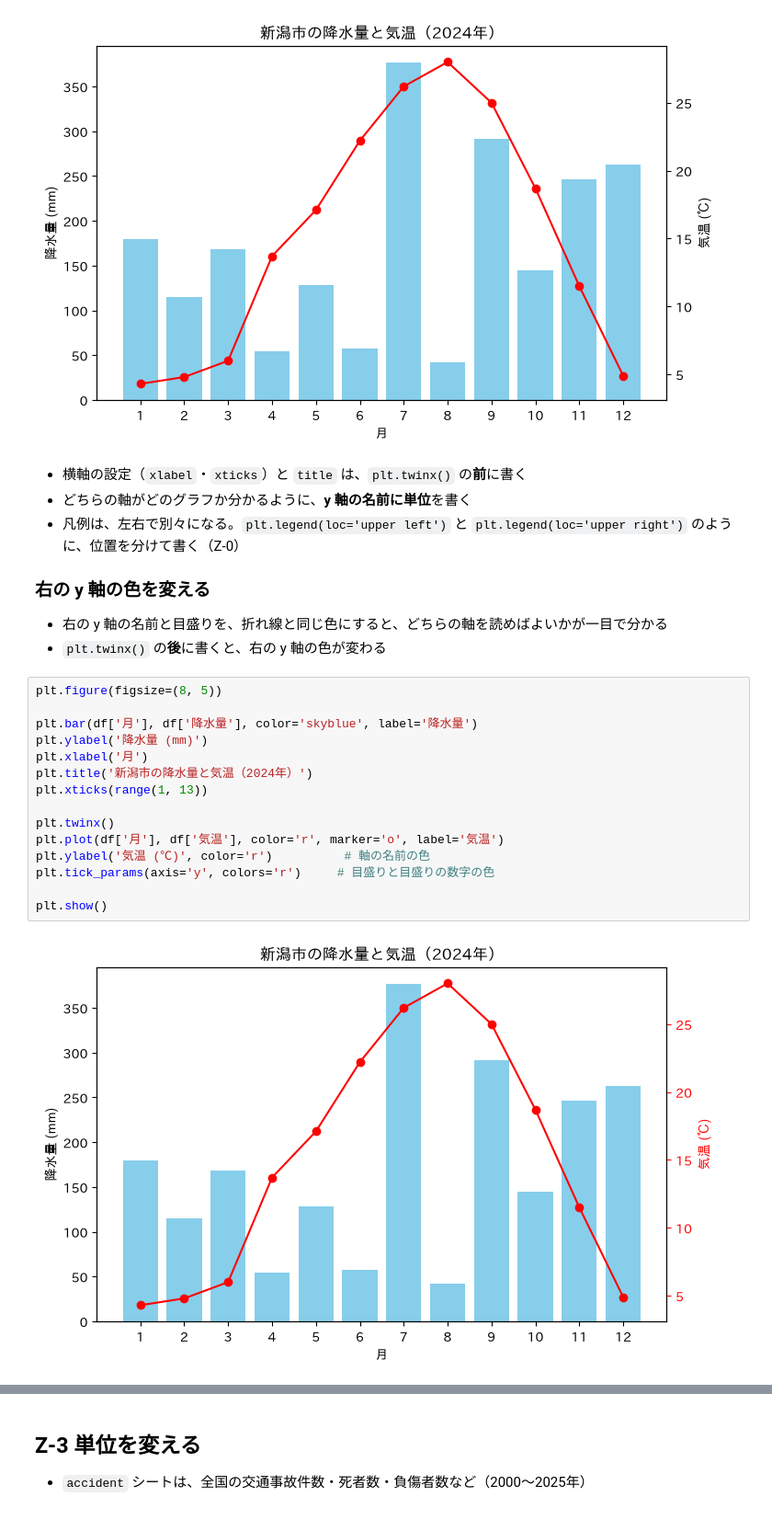
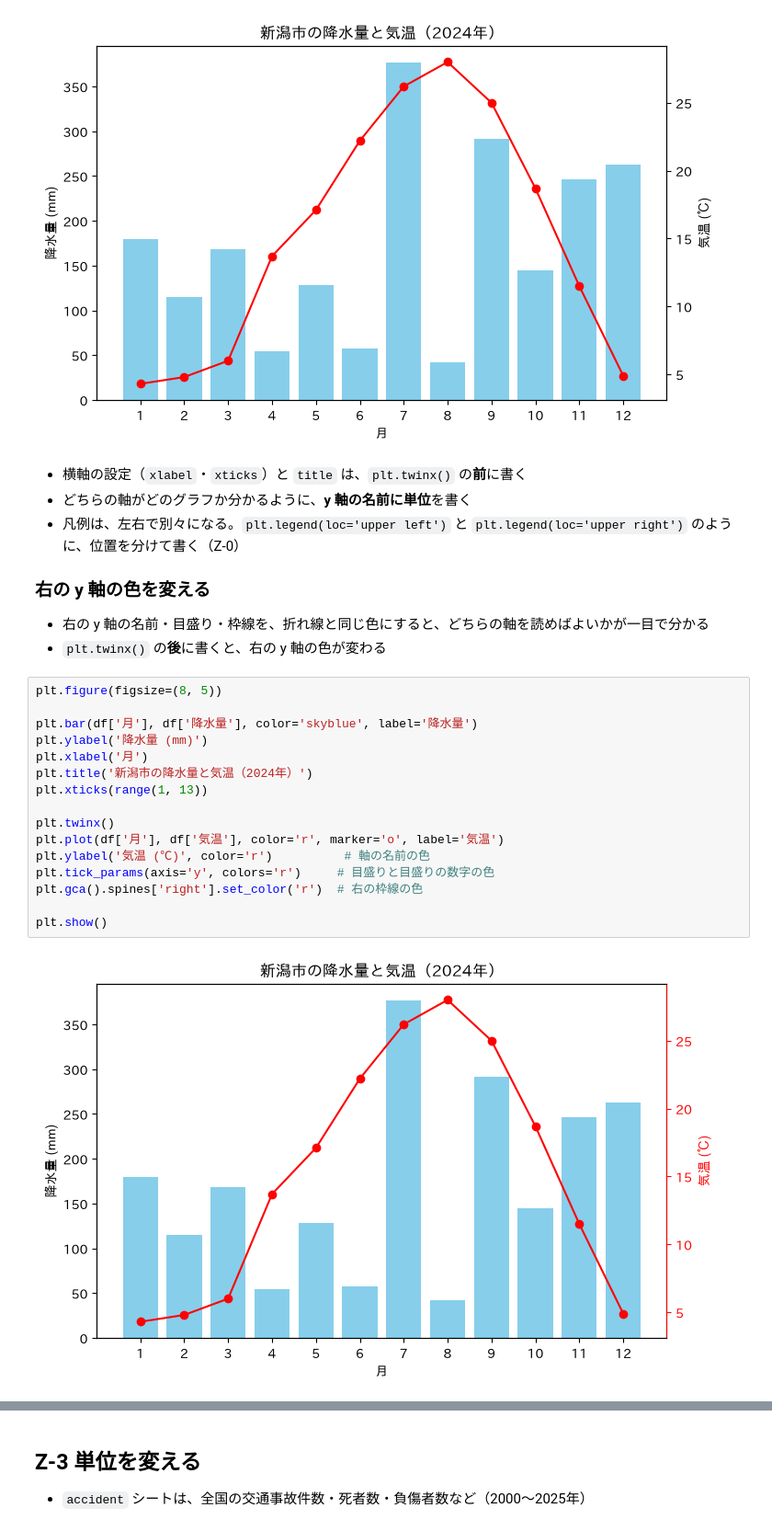
Before and after one commit to CreativeStudies-NGT/lectures, a Jupyter notebook: dsa/DSA2026_第８講_複合グラフ_注釈.ipynb, the cells around one changed output, grey strips where cells are left out. Shown at 92% size. Saved outputs shown, nothing was run; the diff lists cells and outputs as text.

Commit message:
Add right spine color to Z-2 of DSA2026 lecture 8 notebook
Co-Authored-By: Claude Opus 5.5 <noreply@anthropic.com>

```diff
--- a/dsa/DSA2026_第８講_複合グラフ_注釈.ipynb
+++ b/dsa/DSA2026_第８講_複合グラフ_注釈.ipynb
@@ -215,25 +215,26 @@ plt.show()
 
 ### 右の y 軸の色を変える
 
-- 右の y 軸の名前と目盛りを、折れ線と同じ色にすると、どちらの軸を読めばよいかが一目で分かる
+- 右の y 軸の名前・目盛り・枠線を、折れ線と同じ色にすると、どちらの軸を読めばよいかが一目で分かる
 - `plt.twinx()` の**後**に書くと、右の y 軸の色が変わる
 # %%
 plt.figure(figsize=(8, 5))
 
 plt.bar(df['月'], df['降水量'], color='skyblue', label='降水量')
 plt.ylabel('降水量 (mm)')
 plt.xlabel('月')
 plt.title('新潟市の降水量と気温（2024年）')
 plt.xticks(range(1, 13))
 
 plt.twinx()
 plt.plot(df['月'], df['気温'], color='r', marker='o', label='気温')
 plt.ylabel('気温 (℃)', color='r')          # 軸の名前の色
 plt.tick_params(axis='y', colors='r')     # 目盛りと目盛りの数字の色
+plt.gca().spines['right'].set_color('r')  # 右の枠線の色
 
 plt.show()
 # %% [output]
-[figure, old version]
+[figure, new version]
 # %% [markdown]
 - 軸の名前の色は `plt.ylabel(…, color='r')`、目盛り（短い線と数字）の色は `plt.tick_params(axis='y', colors='r')`
 - `tick_params` では `colors`（**s が付く**）と書く。`color` だと短い線だけが赤くなり、数字は黒のまま
```
Also changed, not shown: parts of 2 cells of this notebook.
